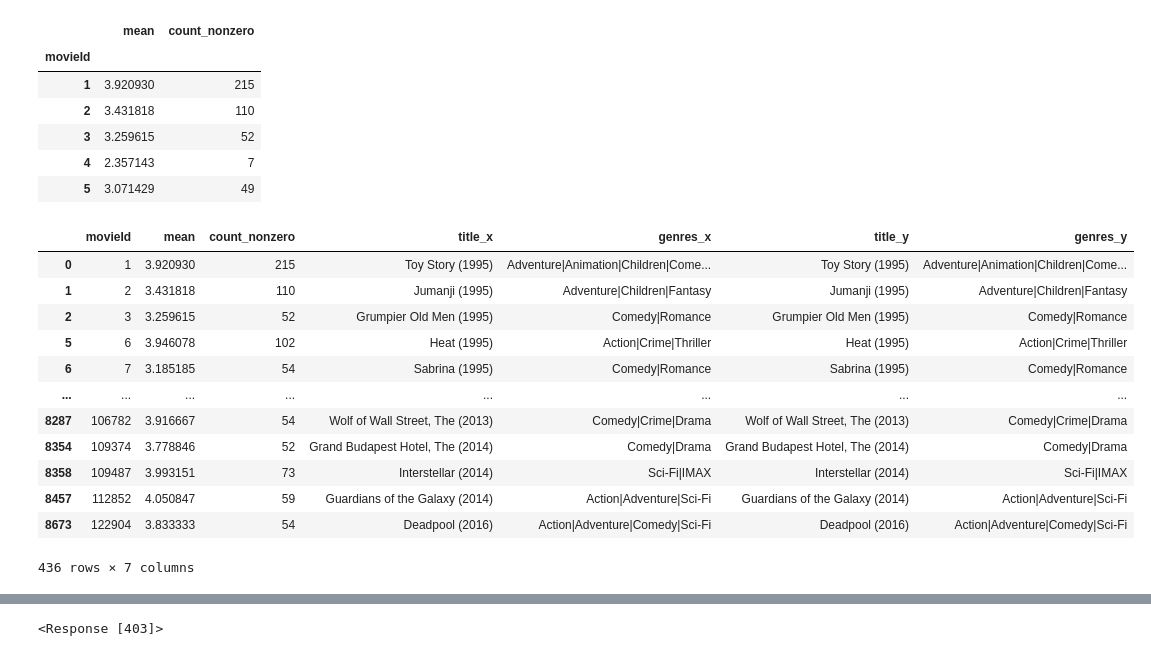
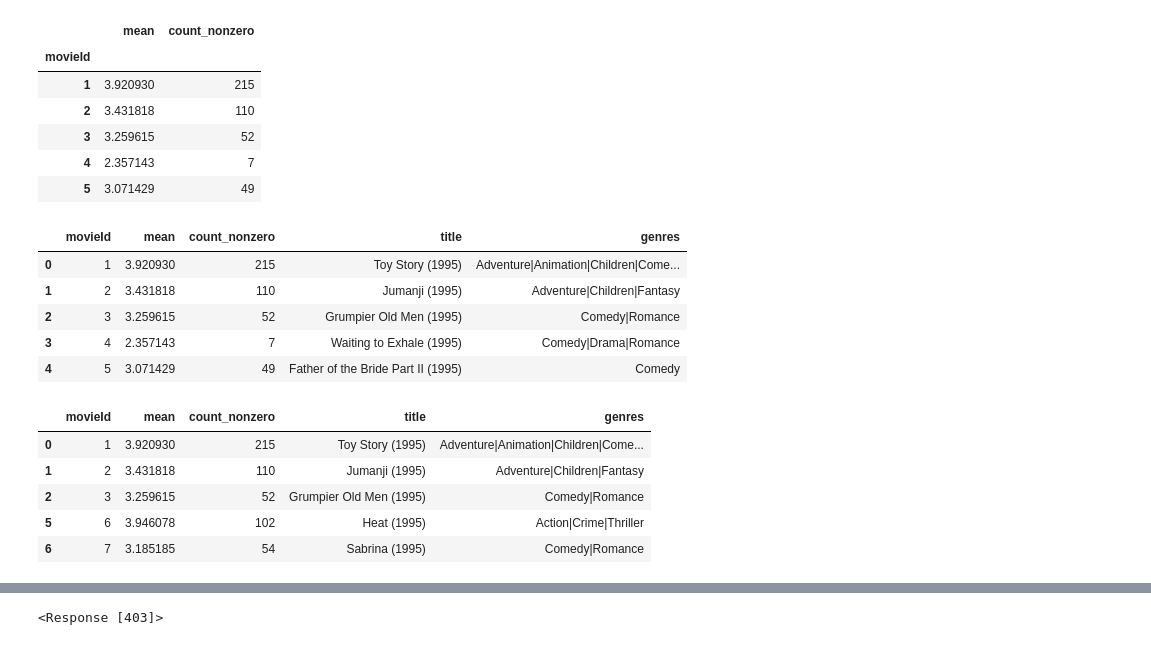
Before and after one commit to amiegirl/InnomaticsResearchLabs, a Jupyter notebook: movies.ipynb, the cells around one changed output, grey strips where cells are left out. Cells and saved outputs as stored; diff of their text form; code cells hidden in the pictures.

Commit message:
Movies Data Exploration

```diff
--- a/movies.ipynb
+++ b/movies.ipynb
@@ -85,8 +75,8 @@ ratings.head()
 | 3 | 1 | 47 | 5.0 | 964983815 |
 | 4 | 1 | 50 | 5.0 | 964982931 |
 # %%
-df_ratings = ratings.groupby('movieId')['rating'].agg([np.mean,np.count_nonzero])
-df_ratings.head()
+ratings_mean_count = ratings.groupby('movieId')['rating'].agg([np.mean,np.count_nonzero])
+ratings_mean_count.head()
 # %% [output]
 |  | mean | count_nonzero |
 | movieId |  |  |
@@ -96,21 +86,24 @@ df_ratings.head()
 | 4 | 2.357143 | 7 |
 | 5 | 3.071429 | 49 |
 # %%
-df_ratings = df_ratings.merge(movies, on='movieId', how='inner')
-df_ratings_50 = df_ratings[df_ratings['count_nonzero'] >50 ]
-df_ratings_50
+movie_ratings_mean_count = ratings_mean_count.merge(movies, on='movieId', how='inner')
+movie_ratings_mean_count.head()
 # %% [output]
-|  | movieId | mean | count_nonzero | title_x | genres_x | title_y | genres_y |
-| 0 | 1 | 3.920930 | 215 | Toy Story (1995) | Adventure|Animation|Children|Come... | Toy Story (1995) | Adventure|Animation|Children|Come... |
-| 1 | 2 | 3.431818 | 110 | Jumanji (1995) | Adventure|Children|Fantasy | Jumanji (1995) | Adventure|Children|Fantasy |
-| 2 | 3 | 3.259615 | 52 | Grumpier Old Men (1995) | Comedy|Romance | Grumpier Old Men (1995) | Comedy|Romance |
-| 5 | 6 | 3.946078 | 102 | Heat (1995) | Action|Crime|Thriller | Heat (1995) | Action|Crime|Thriller |
-| 6 | 7 | 3.185185 | 54 | Sabrina (1995) | Comedy|Romance | Sabrina (1995) | Comedy|Romance |
-| ... | ... | ... | ... | ... | ... | ... | ... |
-| 8287 | 106782 | 3.916667 | 54 | Wolf of Wall Street, The (2013) | Comedy|Crime|Drama | Wolf of Wall Street, The (2013) | Comedy|Crime|Drama |
-| 8354 | 109374 | 3.778846 | 52 | Grand Budapest Hotel, The (2014) | Comedy|Drama | Grand Budapest Hotel, The (2014) | Comedy|Drama |
-| 8358 | 109487 | 3.993151 | 73 | Interstellar (2014) | Sci-Fi|IMAX | Interstellar (2014) | Sci-Fi|IMAX |
-| 8457 | 112852 | 4.050847 | 59 | Guardians of the Galaxy (2014) | Action|Adventure|Sci-Fi | Guardians of the Galaxy (2014) | Action|Adventure|Sci-Fi |
-| 8673 | 122904 | 3.833333 | 54 | Deadpool (2016) | Action|Adventure|Comedy|Sci-Fi | Deadpool (2016) | Action|Adventure|Comedy|Sci-Fi |
+|  | movieId | mean | count_nonzero | title | genres |
+| 0 | 1 | 3.920930 | 215 | Toy Story (1995) | Adventure|Animation|Children|Come... |
+| 1 | 2 | 3.431818 | 110 | Jumanji (1995) | Adventure|Children|Fantasy |
+| 2 | 3 | 3.259615 | 52 | Grumpier Old Men (1995) | Comedy|Romance |
+| 3 | 4 | 2.357143 | 7 | Waiting to Exhale (1995) | Comedy|Drama|Romance |
+| 4 | 5 | 3.071429 | 49 | Father of the Bride Part II (1995) | Comedy |
-436 rows × 7 columns
+# %%
+
+movie_ratings_50 = movie_ratings_mean_count[movie_ratings_mean_count['count_nonzero'] >50 ]
+movie_ratings_50.head()
+# %% [output]
+|  | movieId | mean | count_nonzero | title | genres |
+| 0 | 1 | 3.920930 | 215 | Toy Story (1995) | Adventure|Animation|Children|Come... |
+| 1 | 2 | 3.431818 | 110 | Jumanji (1995) | Adventure|Children|Fantasy |
+| 2 | 3 | 3.259615 | 52 | Grumpier Old Men (1995) | Comedy|Romance |
+| 5 | 6 | 3.946078 | 102 | Heat (1995) | Action|Crime|Thriller |
+| 6 | 7 | 3.185185 | 54 | Sabrina (1995) | Comedy|Romance |
 # %%
```
Also changed, not shown: parts of 9 cells of this notebook.
